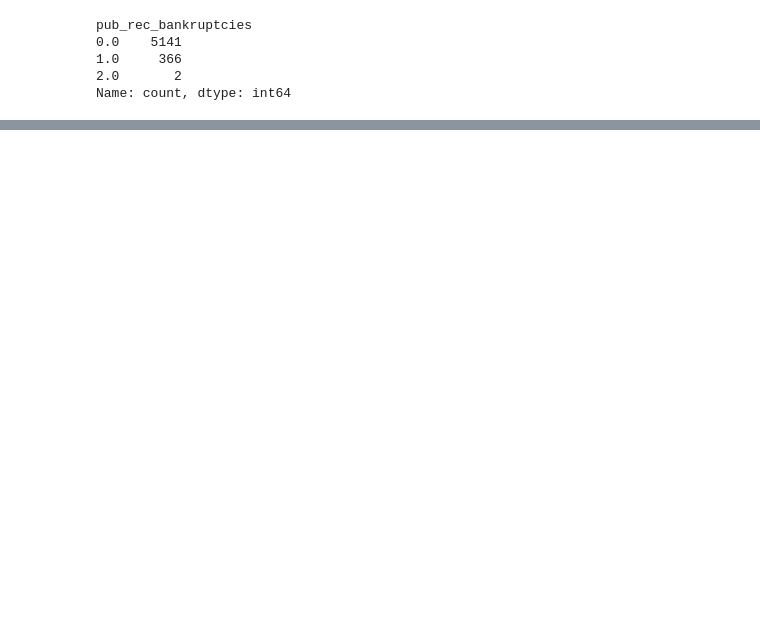
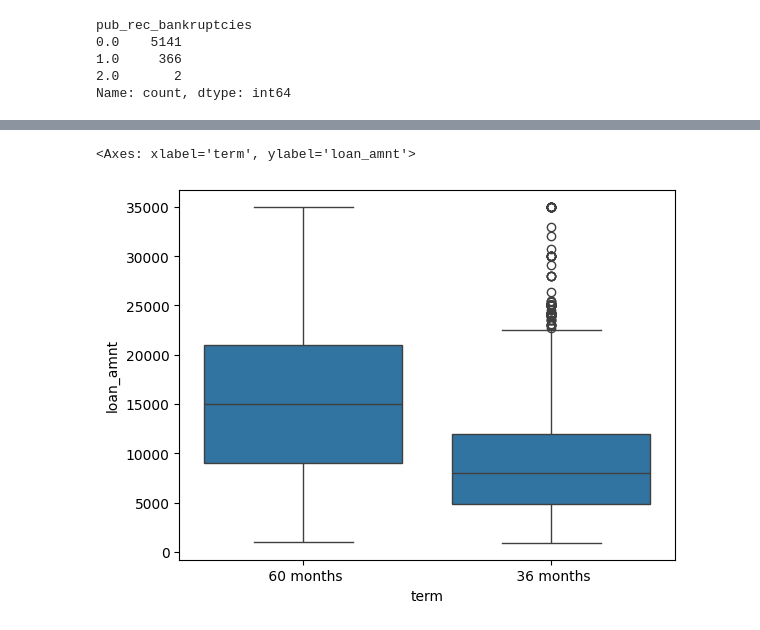
Before and after one commit to shankar6408/LendingClubCaseStudy, a Jupyter notebook: Group_Facilitator_Name.ipynb, the cells around one changed output, grey strips where cells are left out. Saved outputs shown, nothing was run; the diff lists cells and outputs as text; code cells hidden in the pictures; blank space fills up the shorter version.

```diff
--- a/Group_Facilitator_Name.ipynb
+++ b/Group_Facilitator_Name.ipynb
@@ -1029,0 +1061,5 @@ Name: count, dtype: int64
+# %%
+sns.boxplot(data=defaultedLoan_df, x='term', y='loan_amnt')
+# %% [output]
+<Axes: xlabel='term', ylabel='loan_amnt'>
+[figure, added]
```
Also changed, not shown: parts of 32 cells of this notebook.
